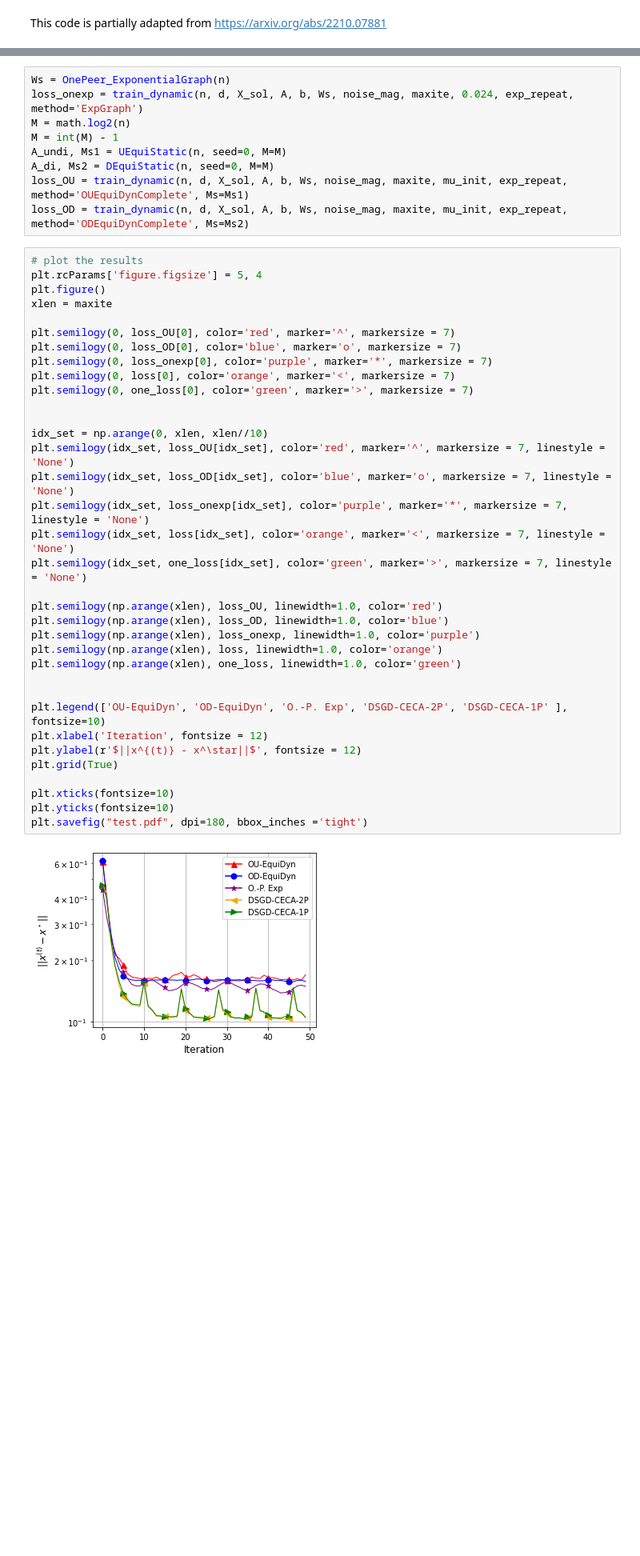
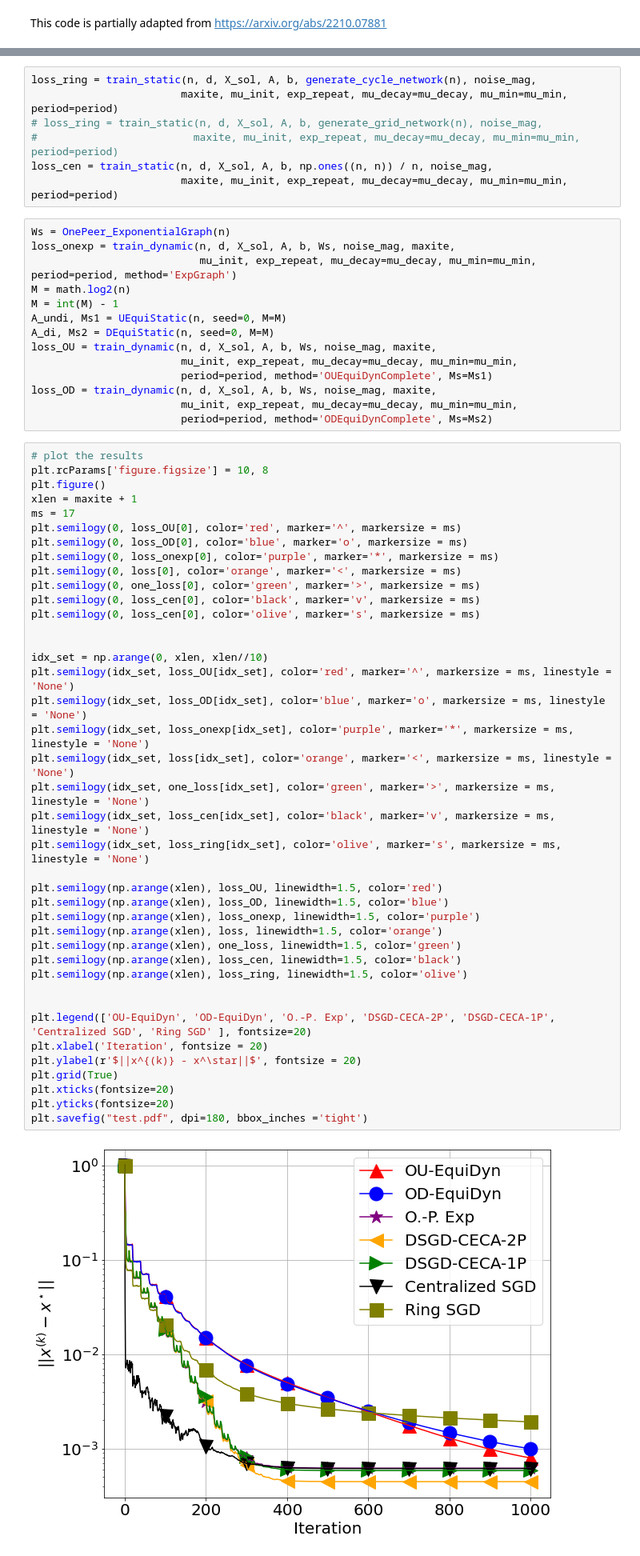
Before and after one commit to kexinjinnn/DSGD-CECA, a Jupyter notebook: DSGD_convex.ipynb, the cells around one changed output, grey strips where cells are left out. Shown: that part at 80% size. Drawn from its saved outputs; the diff is of its cells as text; blank space fills up the shorter version.

```diff
--- a/DSGD_convex.ipynb
+++ b/DSGD_convex.ipynb
@@ -307,46 +328,63 @@ one_loss = train_opt(n, d, X_sol, A, b, Ws, Wgs, noise_mag, maxite, mu_init, exp
+# %%
+loss_ring = train_static(n, d, X_sol, A, b, generate_cycle_network(n), noise_mag,
+                        maxite, mu_init, exp_repeat, mu_decay=mu_decay, mu_min=mu_min, period=period)
+# loss_ring = train_static(n, d, X_sol, A, b, generate_grid_network(n), noise_mag,
+#                         maxite, mu_init, exp_repeat, mu_decay=mu_decay, mu_min=mu_min, period=period)
+loss_cen = train_static(n, d, X_sol, A, b, np.ones((n, n)) / n, noise_mag,
+                        maxite, mu_init, exp_repeat, mu_decay=mu_decay, mu_min=mu_min, period=period)
 # %%
 Ws = OnePeer_ExponentialGraph(n)
-loss_onexp = train_dynamic(n, d, X_sol, A, b, Ws, noise_mag, maxite, 0.024, exp_repeat, method='ExpGraph')
+loss_onexp = train_dynamic(n, d, X_sol, A, b, Ws, noise_mag, maxite,
+                           mu_init, exp_repeat, mu_decay=mu_decay, mu_min=mu_min, period=period, method='ExpGraph')
 M = math.log2(n)
 M = int(M) - 1
 A_undi, Ms1 = UEquiStatic(n, seed=0, M=M)
 A_di, Ms2 = DEquiStatic(n, seed=0, M=M)
-loss_OU = train_dynamic(n, d, X_sol, A, b, Ws, noise_mag, maxite, mu_init, exp_repeat, method='OUEquiDynComplete', Ms=Ms1)
-loss_OD = train_dynamic(n, d, X_sol, A, b, Ws, noise_mag, maxite, mu_init, exp_repeat, method='ODEquiDynComplete', Ms=Ms2)
+loss_OU = train_dynamic(n, d, X_sol, A, b, Ws, noise_mag, maxite,
+                        mu_init, exp_repeat, mu_decay=mu_decay, mu_min=mu_min,
+                        period=period, method='OUEquiDynComplete', Ms=Ms1)
+loss_OD = train_dynamic(n, d, X_sol, A, b, Ws, noise_mag, maxite,
+                        mu_init, exp_repeat, mu_decay=mu_decay, mu_min=mu_min,
+                        period=period, method='ODEquiDynComplete', Ms=Ms2)
 # %%
 # plot the results
-plt.rcParams['figure.figsize'] = 5, 4
+plt.rcParams['figure.figsize'] = 10, 8
 plt.figure()
-xlen = maxite
-
-plt.semilogy(0, loss_OU[0], color='red', marker='^', markersize = 7)
-plt.semilogy(0, loss_OD[0], color='blue', marker='o', markersize = 7)
-plt.semilogy(0, loss_onexp[0], color='purple', marker='*', markersize = 7)
-plt.semilogy(0, loss[0], color='orange', marker='<', markersize = 7)
-plt.semilogy(0, one_loss[0], color='green', marker='>', markersize = 7)
+xlen = maxite + 1
+ms = 17
+plt.semilogy(0, loss_OU[0], color='red', marker='^', markersize = ms)
+plt.semilogy(0, loss_OD[0], color='blue', marker='o', markersize = ms)
+plt.semilogy(0, loss_onexp[0], color='purple', marker='*', markersize = ms)
+plt.semilogy(0, loss[0], color='orange', marker='<', markersize = ms)
+plt.semilogy(0, one_loss[0], color='green', marker='>', markersize = ms)
+plt.semilogy(0, loss_cen[0], color='black', marker='v', markersize = ms)
+plt.semilogy(0, loss_cen[0], color='olive', marker='s', markersize = ms)
 
 
 idx_set = np.arange(0, xlen, xlen//10)
-plt.semilogy(idx_set, loss_OU[idx_set], color='red', marker='^', markersize = 7, linestyle = 'None')
-plt.semilogy(idx_set, loss_OD[idx_set], color='blue', marker='o', markersize = 7, linestyle = 'None')
-plt.semilogy(idx_set, loss_onexp[idx_set], color='purple', marker='*', markersize = 7, linestyle = 'None')
-plt.semilogy(idx_set, loss[idx_set], color='orange', marker='<', markersize = 7, linestyle = 'None')
-plt.semilogy(idx_set, one_loss[idx_set], color='green', marker='>', markersize = 7, linestyle = 'None')
+plt.semilogy(idx_set, loss_OU[idx_set], color='red', marker='^', markersize = ms, linestyle = 'None')
+plt.semilogy(idx_set, loss_OD[idx_set], color='blue', marker='o', markersize = ms, linestyle = 'None')
+plt.semilogy(idx_set, loss_onexp[idx_set], color='purple', marker='*', markersize = ms, linestyle = 'None')
+plt.semilogy(idx_set, loss[idx_set], color='orange', marker='<', markersize = ms, linestyle = 'None')
+plt.semilogy(idx_set, one_loss[idx_set], color='green', marker='>', markersize = ms, linestyle = 'None')
+plt.semilogy(idx_set, loss_cen[idx_set], color='black', marker='v', markersize = ms, linestyle = 'None')
+plt.semilogy(idx_set, loss_ring[idx_set], color='olive', marker='s', markersize = ms, linestyle = 'None')
 
-plt.semilogy(np.arange(xlen), loss_OU, linewidth=1.0, color='red')
-plt.semilogy(np.arange(xlen), loss_OD, linewidth=1.0, color='blue')
-plt.semilogy(np.arange(xlen), loss_onexp, linewidth=1.0, color='purple')
-plt.semilogy(np.arange(xlen), loss, linewidth=1.0, color='orange')
-plt.semilogy(np.arange(xlen), one_loss, linewidth=1.0, color='green')
+plt.semilogy(np.arange(xlen), loss_OU, linewidth=1.5, color='red')
+plt.semilogy(np.arange(xlen), loss_OD, linewidth=1.5, color='blue')
+plt.semilogy(np.arange(xlen), loss_onexp, linewidth=1.5, color='purple')
+plt.semilogy(np.arange(xlen), loss, linewidth=1.5, color='orange')
+plt.semilogy(np.arange(xlen), one_loss, linewidth=1.5, color='green')
+plt.semilogy(np.arange(xlen), loss_cen, linewidth=1.5, color='black')
+plt.semilogy(np.arange(xlen), loss_ring, linewidth=1.5, color='olive')
 
 
-plt.legend(['OU-EquiDyn', 'OD-EquiDyn', 'O.-P. Exp', 'DSGD-CECA-2P', 'DSGD-CECA-1P' ], fontsize=10)
-plt.xlabel('Iteration', fontsize = 12)
-plt.ylabel(r'$||x^{(t)} - x^\star||$', fontsize = 12)
+plt.legend(['OU-EquiDyn', 'OD-EquiDyn', 'O.-P. Exp', 'DSGD-CECA-2P', 'DSGD-CECA-1P', 'Centralized SGD', 'Ring SGD' ], fontsize=20)
+plt.xlabel('Iteration', fontsize = 20)
+plt.ylabel(r'$||x^{(k)} - x^\star||$', fontsize = 20)
 plt.grid(True)
-
-plt.xticks(fontsize=10)
-plt.yticks(fontsize=10)
+plt.xticks(fontsize=20)
+plt.yticks(fontsize=20)
 plt.savefig("test.pdf", dpi=180, bbox_inches ='tight')
 # %% [output]
-[figure, old version]
+[figure, new version]
```
Also changed, not shown: parts of 12 cells of this notebook.
